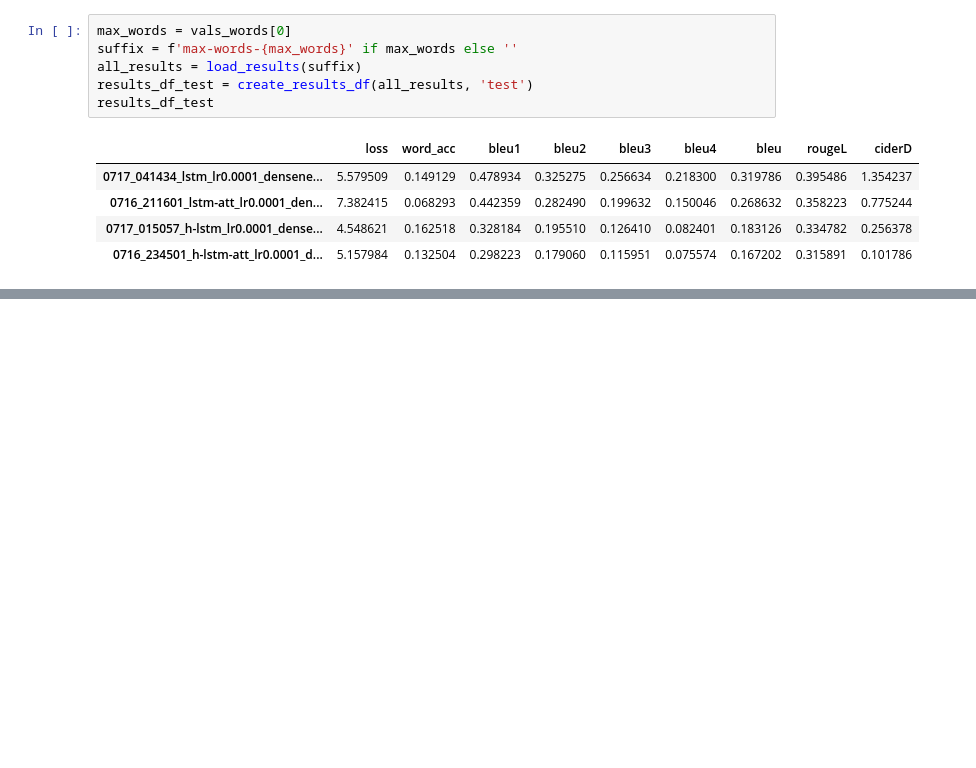
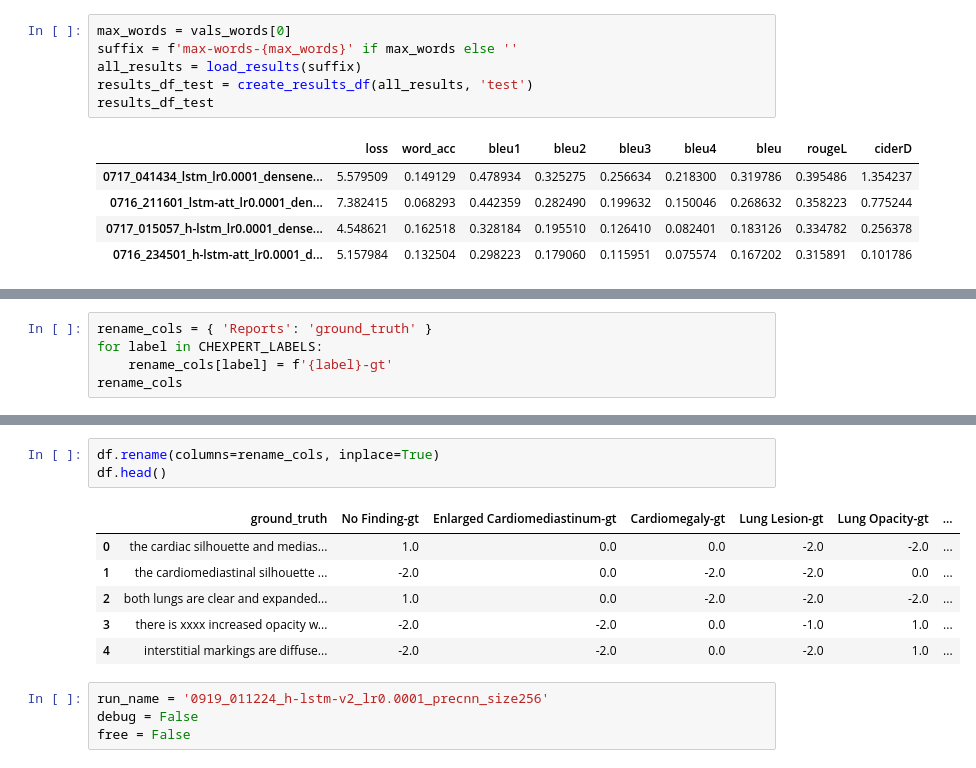
Before and after one commit to pdpino/medical-ai, a Jupyter notebook: medai/notebooks/results.ipynb, the cells around one changed output, grey strips where cells are left out. Cells and saved outputs as stored; diff of their text form; blank space fills up the shorter version.

```diff
--- a/medai/notebooks/results.ipynb
+++ b/medai/notebooks/results.ipynb
@@ -283,0 +317,5 @@ results_df_test
+# %%
+rename_cols = { 'Reports': 'ground_truth' }
+for label in CHEXPERT_LABELS:
+    rename_cols[label] = f'{label}-gt'
+rename_cols
@@ -283,0 +338,14 @@ results_df_test
+# %%
+df.rename(columns=rename_cols, inplace=True)
+df.head()
+# %% [output]
+|  | ground_truth | No Finding-gt | Enlarged Cardiomediastinum-gt | Cardiomegaly-gt | Lung Lesion-gt | Lung Opacity-gt | ... |
+| 0 | the cardiac silhouette and medias... | 1.0 | 0.0 | 0.0 | -2.0 | -2.0 | ... |
+| 1 | the cardiomediastinal silhouette ... | -2.0 | 0.0 | -2.0 | -2.0 | 0.0 | ... |
+| 2 | both lungs are clear and expanded... | 1.0 | 0.0 | -2.0 | -2.0 | -2.0 | ... |
+| 3 | there is xxxx increased opacity w... | -2.0 | -2.0 | 0.0 | -1.0 | 1.0 | ... |
+| 4 | interstitial markings are diffuse... | -2.0 | -2.0 | 0.0 | -2.0 | 1.0 | ... |
+# %%
+run_name = '0919_011224_h-lstm-v2_lr0.0001_precnn_size256'
+debug = False
+free = False
```
Also changed, not shown: parts of 20 cells of this notebook, 4 other files.
